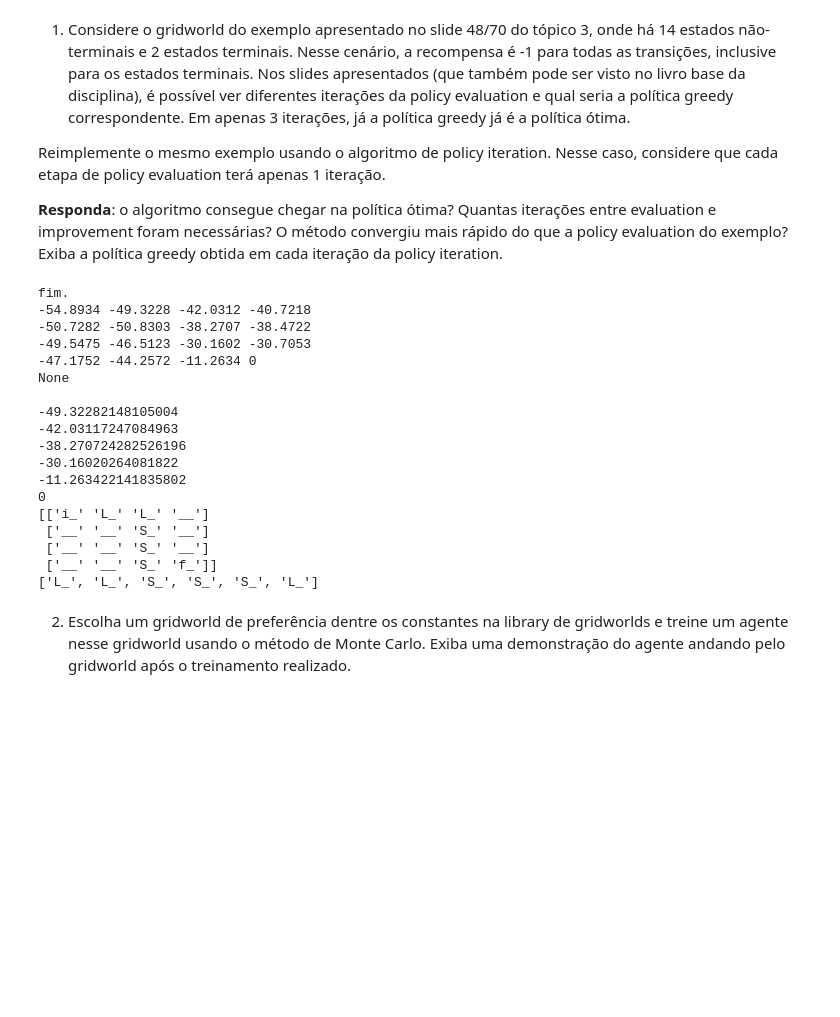
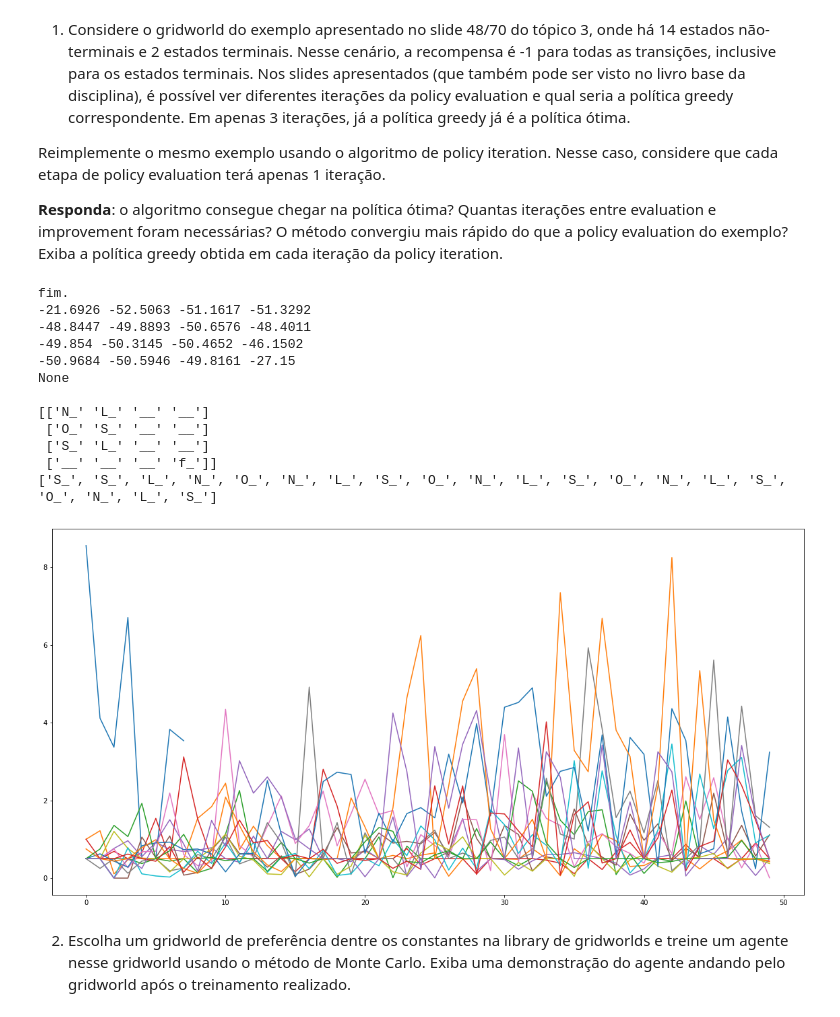
Before and after one commit to girotodenis/semisupervisionada, a Jupyter notebook: Lista_RL_2019_1_<NOME_INICIAL_DOS_INTEGRANTES_DO_GRUPO>.ipynb, the cells around one changed output. Cells and saved outputs as stored; diff of their text form; code cells hidden in the pictures; blank space fills up the shorter version.

```diff
--- a/Lista_RL_2019_1_<NOME_INICIAL_DOS_INTEGRANTES_DO_GRUPO>.ipynb
+++ b/Lista_RL_2019_1_<NOME_INICIAL_DOS_INTEGRANTES_DO_GRUPO>.ipynb
@@ -140,22 +140,10 @@ False True
 []
 # %%
 class Agente:
-  def __init__(self, reward_value = -1, iterations = 10000):
+  def __init__(self, iterations = 10000):
       #Rt = -1 -> em todas transições
-      self.reward_value = reward_value
       self.iterations = iterations
       self.Q = None
-
-  def takeAction(self, posicao, action, mundo):
-      if mundo.is_fim(tuple(posicao)):
-          return 0, None
-      nova_posicao, movimento, inicio, fim = mundo.mover(posicao, action)
-      #saiu do mundo - Ações que levam o agente para fora do grid deixam o estado inalterado;
-      if nova_posicao is None or inicio:
-          return 0, posicao
-
-      #Rt = -1 -> em todas transições
-      return self.reward_value, tuple(nova_posicao)
 
   def learn(self, mundo, Algoritimo):
 
@@ -184,7 +172,7 @@ class Agente:
               #print(current_cell)
 
               action = current_cell.explorar(mundo.actions)
-              reward, nova_posicao = self.takeAction(posicao, action, mundo)
+              reward, nova_posicao = current_cell.takeAction(posicao, action, mundo)
 
               if nova_posicao is None:
                   break
@@ -231,8 +219,6 @@ class Agente:
               if valor is None or valor < proximo_cell.value:
                 action = mov
                 valor = proximo_cell.value
-
-          print(valor)
           #action = current_cell.explorar(mundo.actions)
           nova_posicao, movimento, inicio, fim = mundo.mover(posicao, action)
 
@@ -254,6 +240,7 @@ Reimplemente o mesmo exemplo usando o algoritmo de policy iteration. Nesse caso,
 class PolicyImprovement:
     def __init__(self, actions, row, col):
         self.cell = (row, col)
+        self.reward_value = -1
         self.value = 0
         self.gamma = 1.0
         self.alpha = 0.5
@@ -273,33 +260,47 @@ class PolicyImprovement:
         #exemplo ???????
         self.value += self.alpha * (reward_value + self.gamma * cell_final_state.value - self.value)
         #print(self.value)
+
+    def takeAction(self, posicao, action, mundo):
+        #if mundo.is_fim(tuple(posicao)):
+        #    return -1, None
+        nova_posicao, movimento, inicio, fim = mundo.mover(posicao, action)
+
+        if inicio or fim:
+            return -1, None
+        #saiu do mundo - Ações que levam o agente para fora do grid deixam o estado inalterado;
+        if nova_posicao is None or inicio:
+            return -1, posicao
+        #Rt = -1 -> em todas transições
+        return self.reward_value, tuple(nova_posicao)
 # %%
 
 mundo = Mundo(4, 4, (0, 0), (3, 3), pcardeais4, actions4, [0,0,0,0])
-agente = Agente(-1,1000)
+agente = Agente(100)
 melhor_caminho = agente.learn(mundo, PolicyImprovement)
 print(agente.grid())
 print()
 print(agente.melhor_caminho(mundo.inicio, mundo))
 # %% [output]
 fim.
--54.8934 -49.3228 -42.0312 -40.7218
--50.7282 -50.8303 -38.2707 -38.4722
--49.5475 -46.5123 -30.1602 -30.7053
--47.1752 -44.2572 -11.2634 0
+-21.6926 -52.5063 -51.1617 -51.3292
+-48.8447 -49.8893 -50.6576 -48.4011
+-49.854 -50.3145 -50.4652 -46.1502
+-50.9684 -50.5946 -49.8161 -27.15
 None
 
--49.32282148105004
--42.03117247084963
--38.270724282526196
--30.16020264081822
--11.263422141835802
-0
-[['i_' 'L_' 'L_' '__']
- ['__' '__' 'S_' '__']
- ['__' '__' 'S_' '__']
- ['__' '__' 'S_' 'f_']]
-['L_', 'L_', 'S_', 'S_', 'S_', 'L_']
+[['N_' 'L_' '__' '__']
+ ['O_' 'S_' '__' '__']
+ ['S_' 'L_' '__' '__']
+ ['__' '__' '__' 'f_']]
+['S_', 'S_', 'L_', 'N_', 'O_', 'N_', 'L_', 'S_', 'O_', 'N_', 'L_', 'S_', 'O_', 'N_', 'L_', 'S_', 'O_', 'N_', 'L_', 'S_']
+# %%
+plt.figure(figsize=(20,10))
+all_series = melhor_caminho
+for series in all_series:
+    plt.plot(series)
+# %% [output]
+[figure, added]
 # %% [markdown]
 2) Escolha um gridworld de preferência dentre os constantes na library de gridworlds e treine um agente nesse gridworld usando o método de Monte Carlo. Exiba uma demonstração do agente andando pelo gridworld após o treinamento realizado.
 # %%
```
